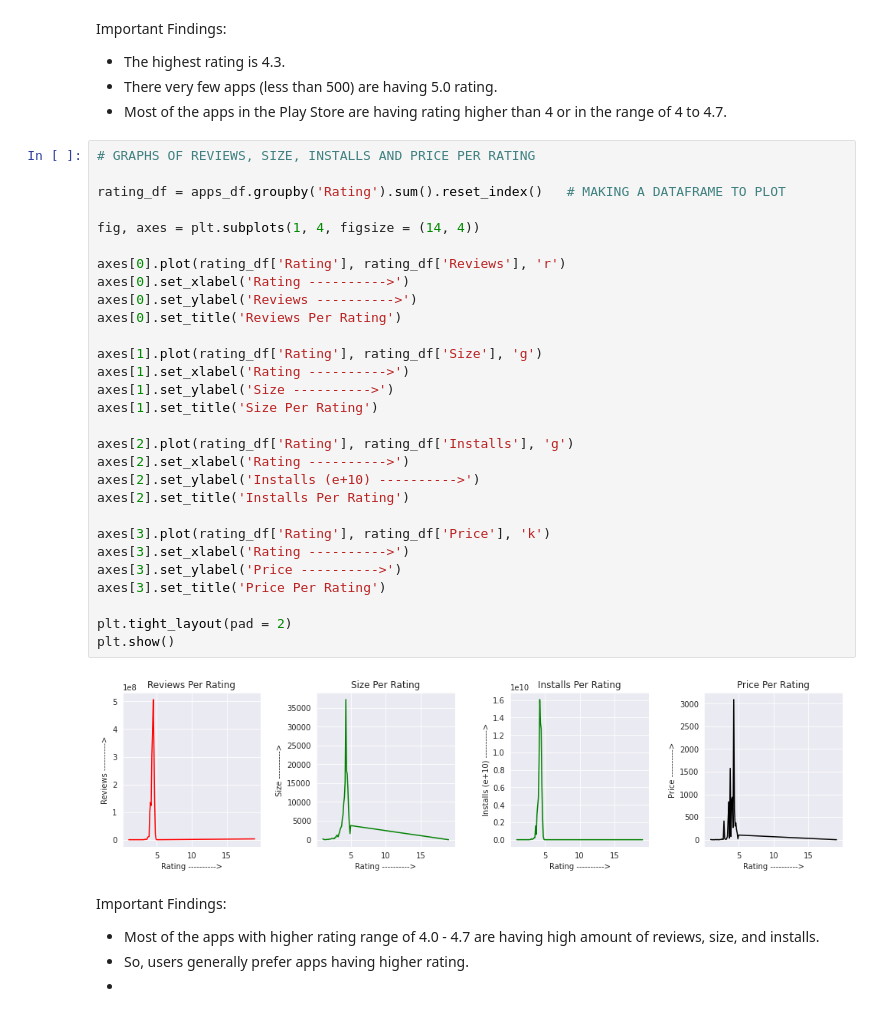
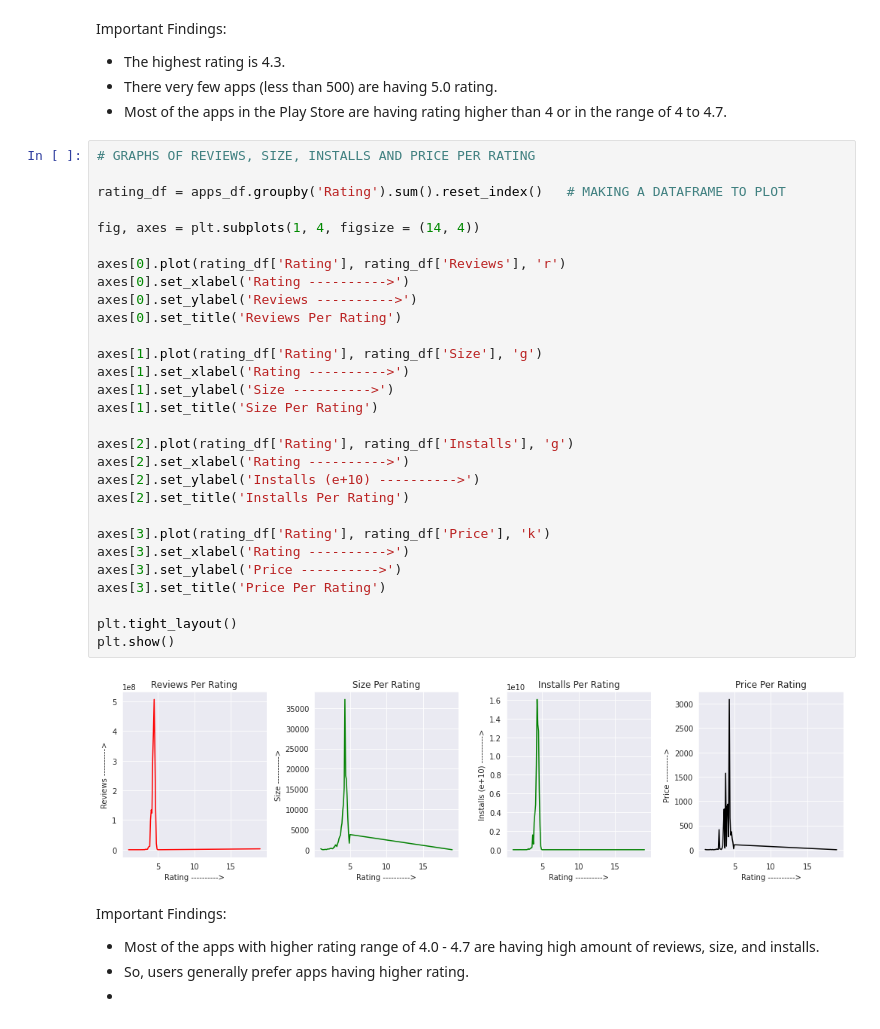
Before and after one commit to anupstar100/Google-Play-Store-App-Review-EDA-, a Jupyter notebook: Play_Store_App_Review_Analysis_Capstone_Project.ipynb, the cells around one changed output. Saved outputs shown, nothing was run; the diff lists cells and outputs as text.

```diff
--- a/Play_Store_App_Review_Analysis_Capstone_Project.ipynb
+++ b/Play_Store_App_Review_Analysis_Capstone_Project.ipynb
@@ -545,34 +545,34 @@ Important Findings:
 # %%
 # GRAPHS OF REVIEWS, SIZE, INSTALLS AND PRICE PER RATING
 
 rating_df = apps_df.groupby('Rating').sum().reset_index()   # MAKING A DATAFRAME TO PLOT
 
 fig, axes = plt.subplots(1, 4, figsize = (14, 4))
 
 axes[0].plot(rating_df['Rating'], rating_df['Reviews'], 'r')
 axes[0].set_xlabel('Rating ---------->')
 axes[0].set_ylabel('Reviews ---------->')
 axes[0].set_title('Reviews Per Rating')
 
 axes[1].plot(rating_df['Rating'], rating_df['Size'], 'g')
 axes[1].set_xlabel('Rating ---------->')
 axes[1].set_ylabel('Size ---------->')
 axes[1].set_title('Size Per Rating')
 
 axes[2].plot(rating_df['Rating'], rating_df['Installs'], 'g')
 axes[2].set_xlabel('Rating ---------->')
 axes[2].set_ylabel('Installs (e+10) ---------->')
 axes[2].set_title('Installs Per Rating')
 
 axes[3].plot(rating_df['Rating'], rating_df['Price'], 'k')
 axes[3].set_xlabel('Rating ---------->')
 axes[3].set_ylabel('Price ---------->')
 axes[3].set_title('Price Per Rating')
 
-plt.tight_layout(pad = 2)
+plt.tight_layout()
 plt.show()
 # %% [output]
-[figure, old version]
+[figure, new version]
 # %% [markdown]
 Important Findings:
 *  Most of the apps with higher rating range of 4.0 - 4.7 are having high amount of reviews, size, and installs.
```
